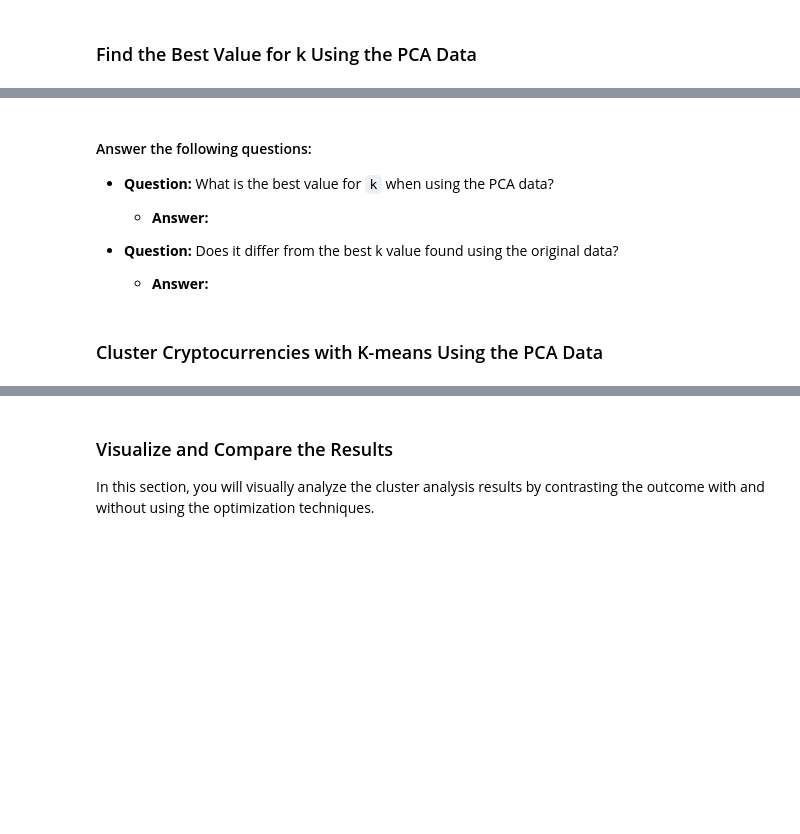
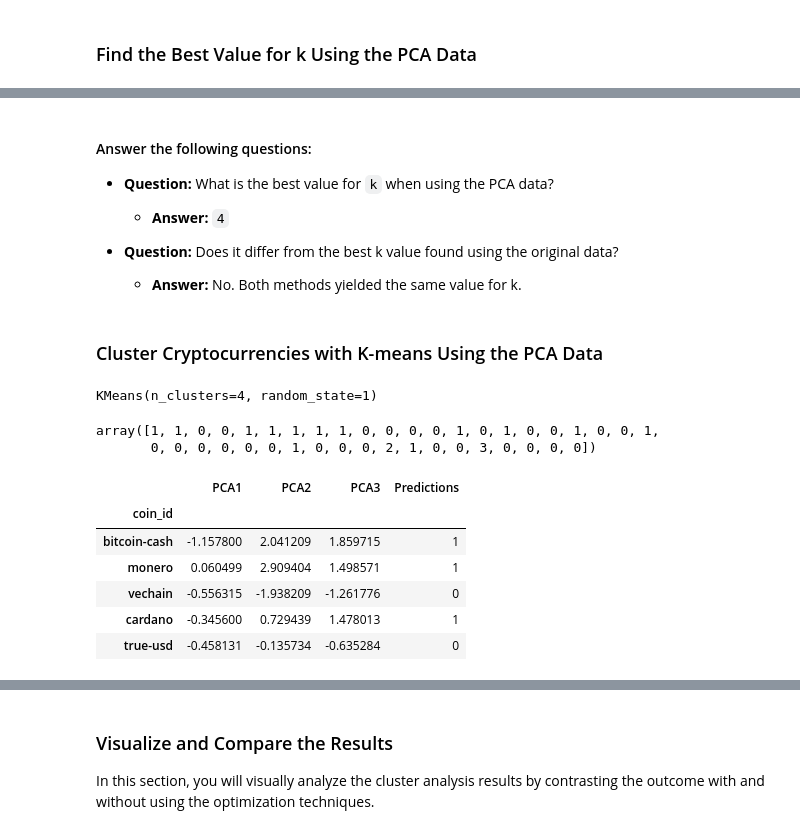
Before and after one commit to AlTesla/CriptoClustering, a Jupyter notebook: Crypto_Clustering.ipynb, the cells around one changed output, grey strips where cells are left out. Cells and saved outputs as stored; diff of their text form; code cells hidden in the pictures; blank space fills up the shorter version.

```diff
--- a/Crypto_Clustering.ipynb
+++ b/Crypto_Clustering.ipynb
@@ -271,10 +271,15 @@ k2=list(1,11)
 # %%
 # Create an empty list to store the inertia values
+inertia2=[]
 
 # Create a for loop to compute the inertia with each possible value of k
 # Inside the loop:
 # 1. Create a KMeans model using the loop counter for the n_clusters
 # 2. Fit the model to the data using `df_market_data_pca`
 # 3. Append the model.inertia_ to the inertia list
+for i in k2 :
+    k_model = KMeans(n_clusters=i, random_state=0)
+    k_model.fit(df_cluster_pca)
+    inertia2.append(k_model.inertia_)
 # %%
 # Create a dictionary with the data to plot the Elbow curve
@@ -288,30 +315,47 @@ k2=list(1,11)
 
 * **Question:** What is the best value for `k` when using the PCA data?
 
-  * **Answer:**
+  * **Answer:** `4`
 
 
 * **Question:** Does it differ from the best k value found using the original data?
 
-  * **Answer:**
+  * **Answer:** No. Both methods yielded the same value for k.
 # %% [markdown]
 ### Cluster Cryptocurrencies with K-means Using the PCA Data
 # %%
 # Initialize the K-Means model using the best value for k
+model = KMeans(n_clusters=4, random_state=1)
 # %%
 # Fit the K-Means model using the PCA data
+model.fit(df_cluster_pca)
+# %% [output]
+KMeans(n_clusters=4, random_state=1)
 # %%
 # Predict the clusters to group the cryptocurrencies using the PCA data
-
+pcs_predictions = model.predict(df_cluster_pca)
 # Print the resulting array of cluster values.
+pcs_predictions
+# %% [output]
+array([1, 1, 0, 0, 1, 1, 1, 1, 1, 0, 0, 0, 0, 1, 0, 1, 0, 0, 1, 0, 0, 1,
+       0, 0, 0, 0, 0, 0, 1, 0, 0, 0, 2, 1, 0, 0, 3, 0, 0, 0, 0])
 # %%
 # Create a copy of the DataFrame with the PCA data
-
+df_cluster_pca_prediction = df_cluster_pca.copy()
 
 # Add a new column to the DataFrame with the predicted clusters
-
+df_cluster_pca_prediction['Predictions'] = pcs_predictions
 
 # Display sample data
+df_cluster_pca_prediction.sample(5)
+# %% [output]
+|  | PCA1 | PCA2 | PCA3 | Predictions |
+| coin_id |  |  |  |  |
+| bitcoin-cash | -1.157800 | 2.041209 | 1.859715 | 1 |
+| monero | 0.060499 | 2.909404 | 1.498571 | 1 |
+| vechain | -0.556315 | -1.938209 | -1.261776 | 0 |
+| cardano | -0.345600 | 0.729439 | 1.478013 | 1 |
+| true-usd | -0.458131 | -0.135734 | -0.635284 | 0 |
 # %%
 # Create a scatter plot using hvPlot by setting
 # `x="PC1"` and `y="PC2"`.
```
Also changed, not shown: parts of 13 cells of this notebook.
